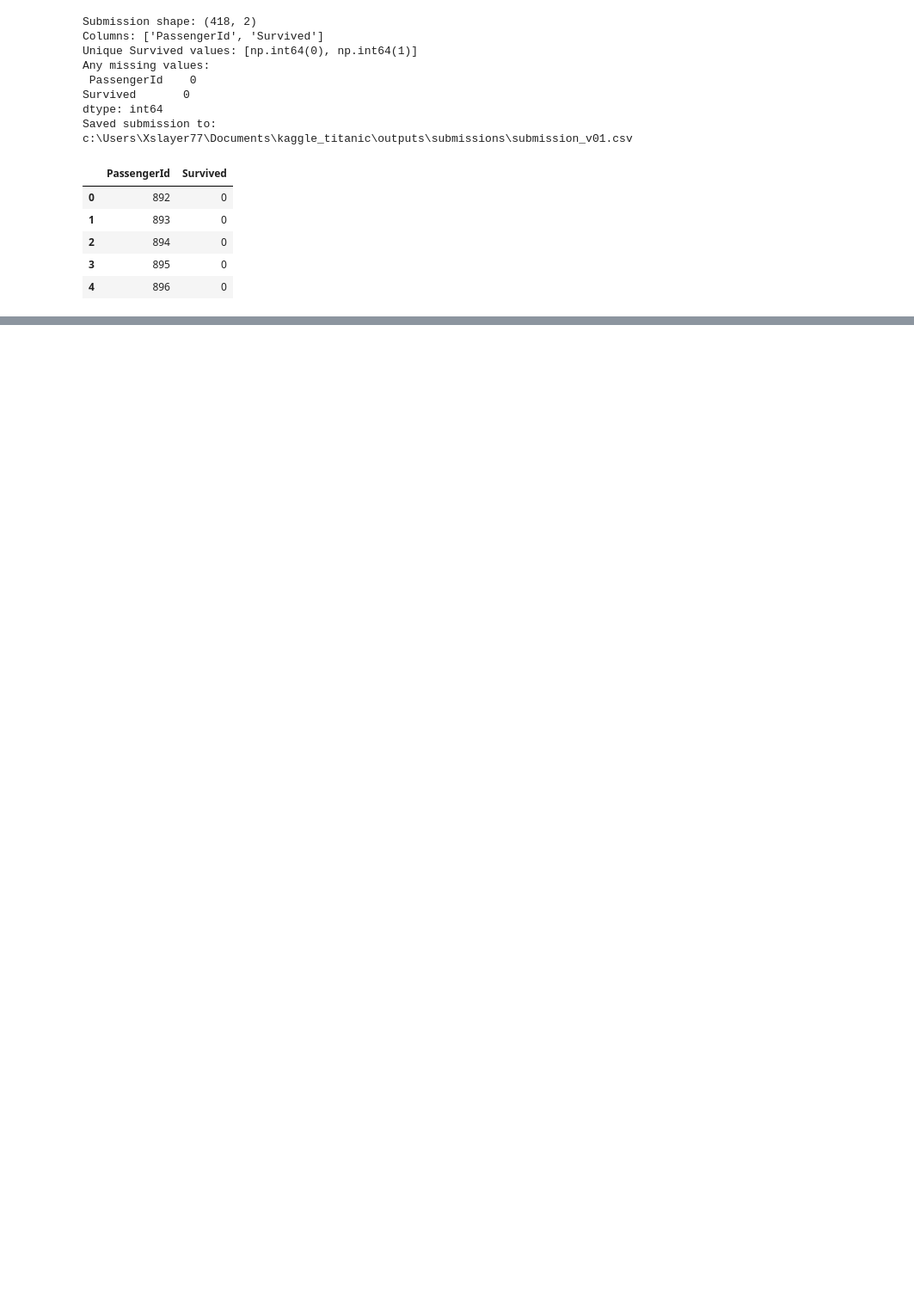
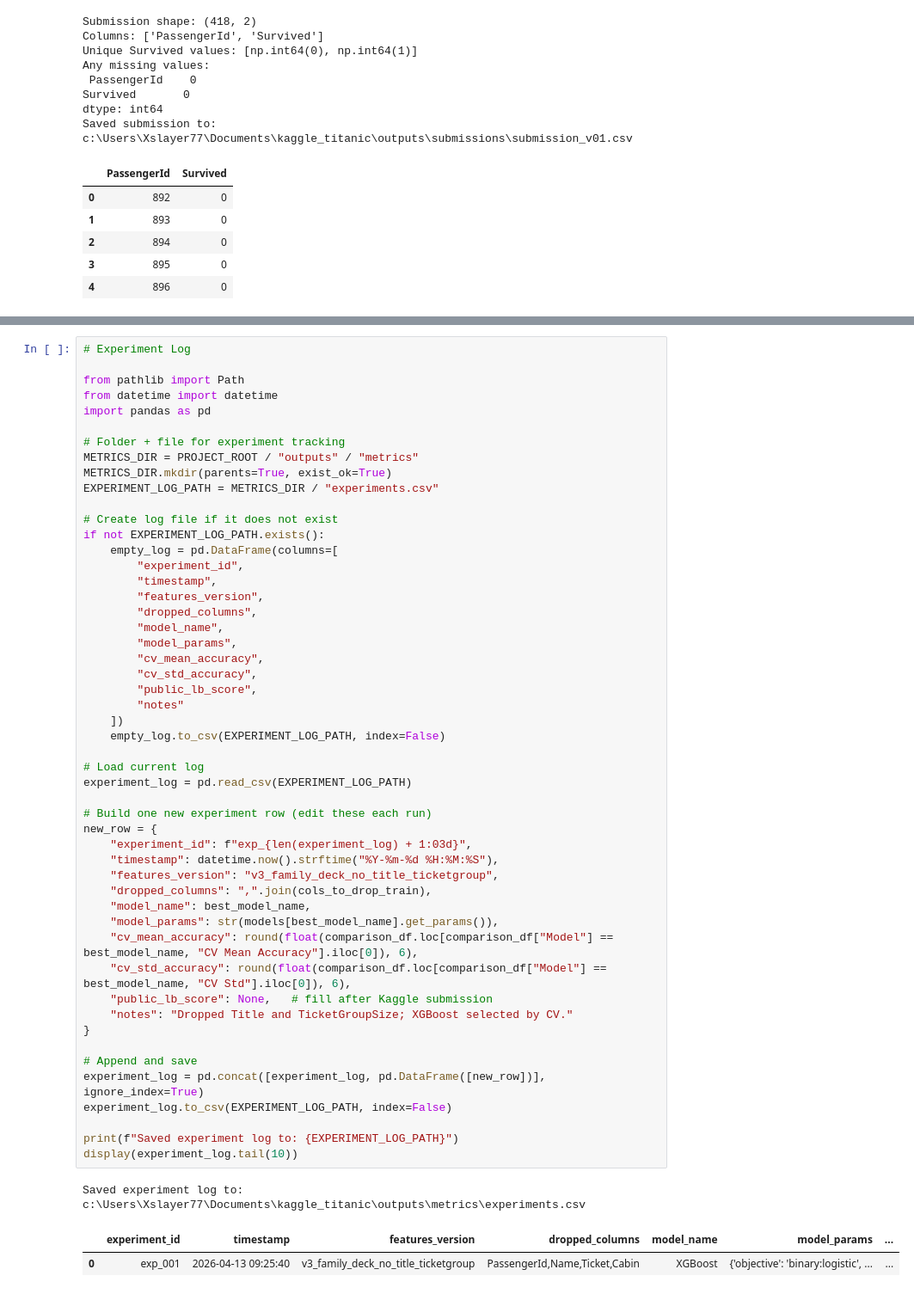
Before and after one commit to modalsaeed/kaggle_titanic, a Jupyter notebook: notebook/main.ipynb, the cells around one changed output, grey strips where cells are left out. Shown at 86% size. Drawn from its saved outputs; the diff is of its cells as text; blank space fills up the shorter version.

Commit message:
Add experiment logging section to track model performance and parameters

```diff
--- a/notebook/main.ipynb
+++ b/notebook/main.ipynb
@@ -715,0 +728,55 @@ Saved submission to: c:\Users\Xslayer77\Documents\kaggle_titanic\outputs\submiss
+# %%
+# Experiment Log
+
+from pathlib import Path
+from datetime import datetime
+import pandas as pd
+
+# Folder + file for experiment tracking
+METRICS_DIR = PROJECT_ROOT / "outputs" / "metrics"
+METRICS_DIR.mkdir(parents=True, exist_ok=True)
+EXPERIMENT_LOG_PATH = METRICS_DIR / "experiments.csv"
+
+# Create log file if it does not exist
+if not EXPERIMENT_LOG_PATH.exists():
+    empty_log = pd.DataFrame(columns=[
+        "experiment_id",
+        "timestamp",
+        "features_version",
+        "dropped_columns",
+        "model_name",
+        "model_params",
+        "cv_mean_accuracy",
+        "cv_std_accuracy",
+        "public_lb_score",
+        "notes"
+    ])
+    empty_log.to_csv(EXPERIMENT_LOG_PATH, index=False)
+
+# Load current log
+experiment_log = pd.read_csv(EXPERIMENT_LOG_PATH)
+
+# Build one new experiment row (edit these each run)
+new_row = {
+    "experiment_id": f"exp_{len(experiment_log) + 1:03d}",
+    "timestamp": datetime.now().strftime("%Y-%m-%d %H:%M:%S"),
+    "features_version": "v3_family_deck_no_title_ticketgroup",
+    "dropped_columns": ",".join(cols_to_drop_train),
+    "model_name": best_model_name,
+    "model_params": str(models[best_model_name].get_params()),
+    "cv_mean_accuracy": round(float(comparison_df.loc[comparison_df["Model"] == best_model_name, "CV Mean Accuracy"].iloc[0]), 6),
+    "cv_std_accuracy": round(float(comparison_df.loc[comparison_df["Model"] == best_model_name, "CV Std"].iloc[0]), 6),
+    "public_lb_score": None,   # fill after Kaggle submission
+    "notes": "Dropped Title and TicketGroupSize; XGBoost selected by CV."
+}
+
+# Append and save
+experiment_log = pd.concat([experiment_log, pd.DataFrame([new_row])], ignore_index=True)
+experiment_log.to_csv(EXPERIMENT_LOG_PATH, index=False)
+
+print(f"Saved experiment log to: {EXPERIMENT_LOG_PATH}")
+display(experiment_log.tail(10))
+# %% [output]
+Saved experiment log to: c:\Users\Xslayer77\Documents\kaggle_titanic\outputs\metrics\experiments.csv
+|  | experiment_id | timestamp | features_version | dropped_columns | model_name | model_params | ... |
+| 0 | exp_001 | 2026-04-13 09:25:40 | v3_family_deck_no_title_ticketgroup | PassengerId,Name,Ticket,Cabin | XGBoost | {'objective': 'binary:logistic', ... | ... |
```
Also changed, not shown: parts of 1 cell of this notebook.
